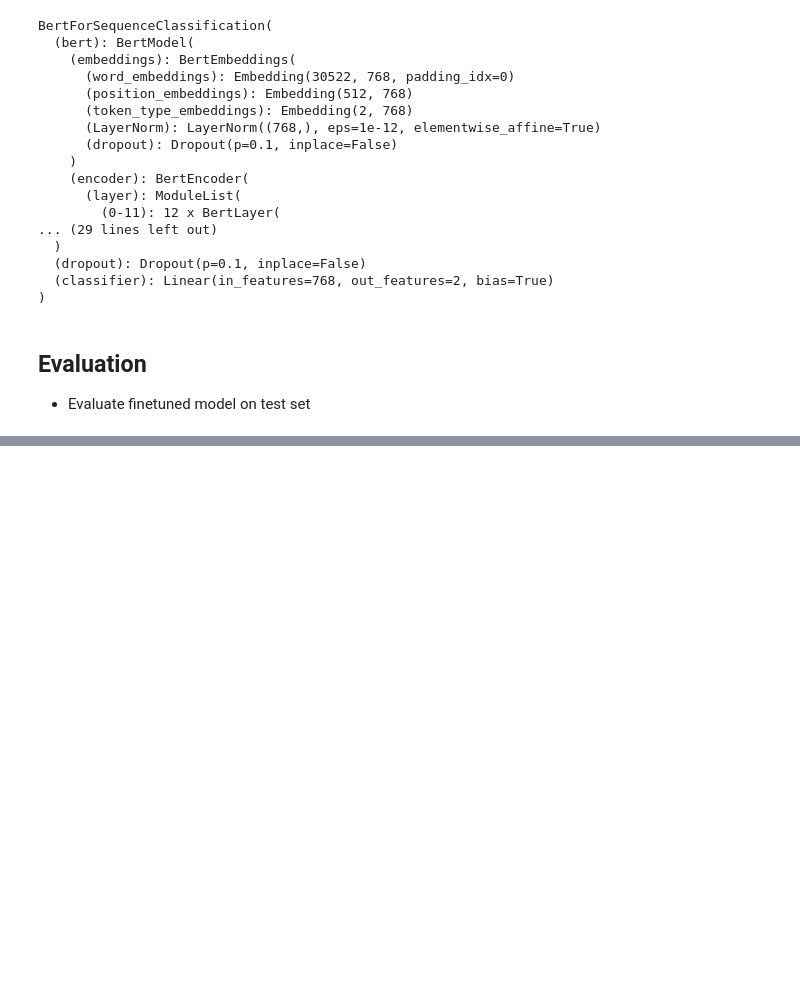
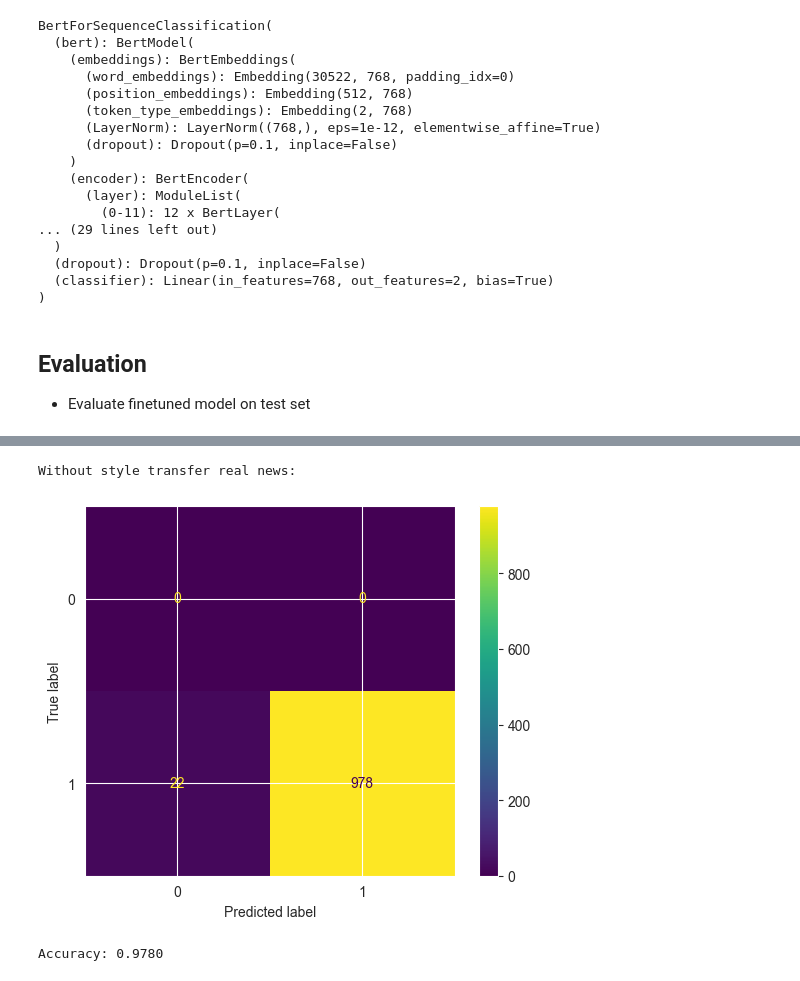
Before and after one commit to martin3398/nlp-project-2023, a Jupyter notebook: 04_Evaluate.ipynb, the cells around one changed output, grey strips where cells are left out. Drawn from its saved outputs; the diff is of its cells as text; code cells hidden in the pictures; blank space fills up the shorter version.

```diff
--- a/04_Evaluate.ipynb
+++ b/04_Evaluate.ipynb
@@ -106,0 +121,7 @@ Accuracy: 0.8400
+# %%
+print("Without style transfer real news:\n")
+eval_model(untransferred_testset_real)
+# %% [output]
+Without style transfer real news:
+[figure, added]
+Accuracy: 0.9780
```
Also changed, not shown: parts of 7 cells of this notebook, 6 other files.
